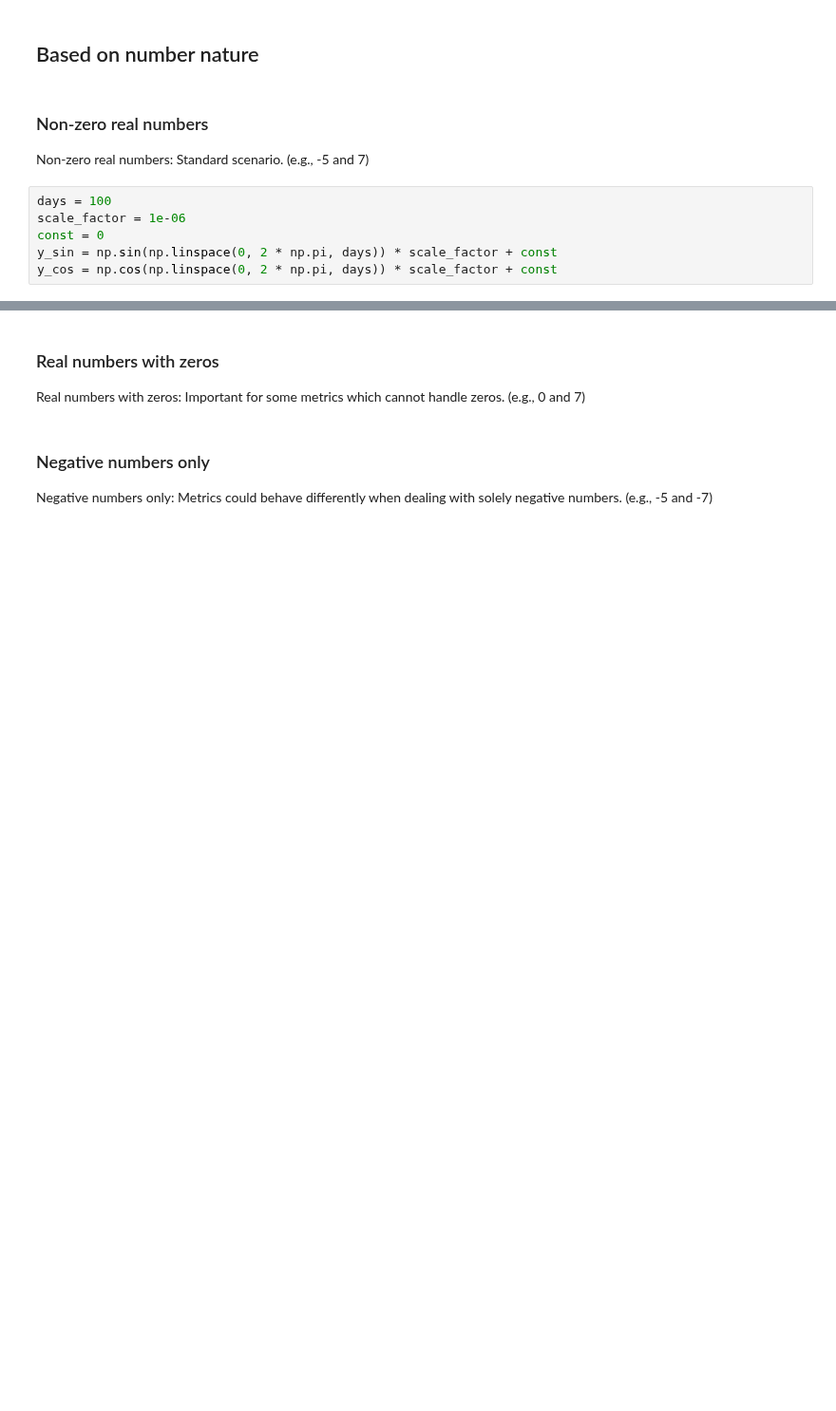
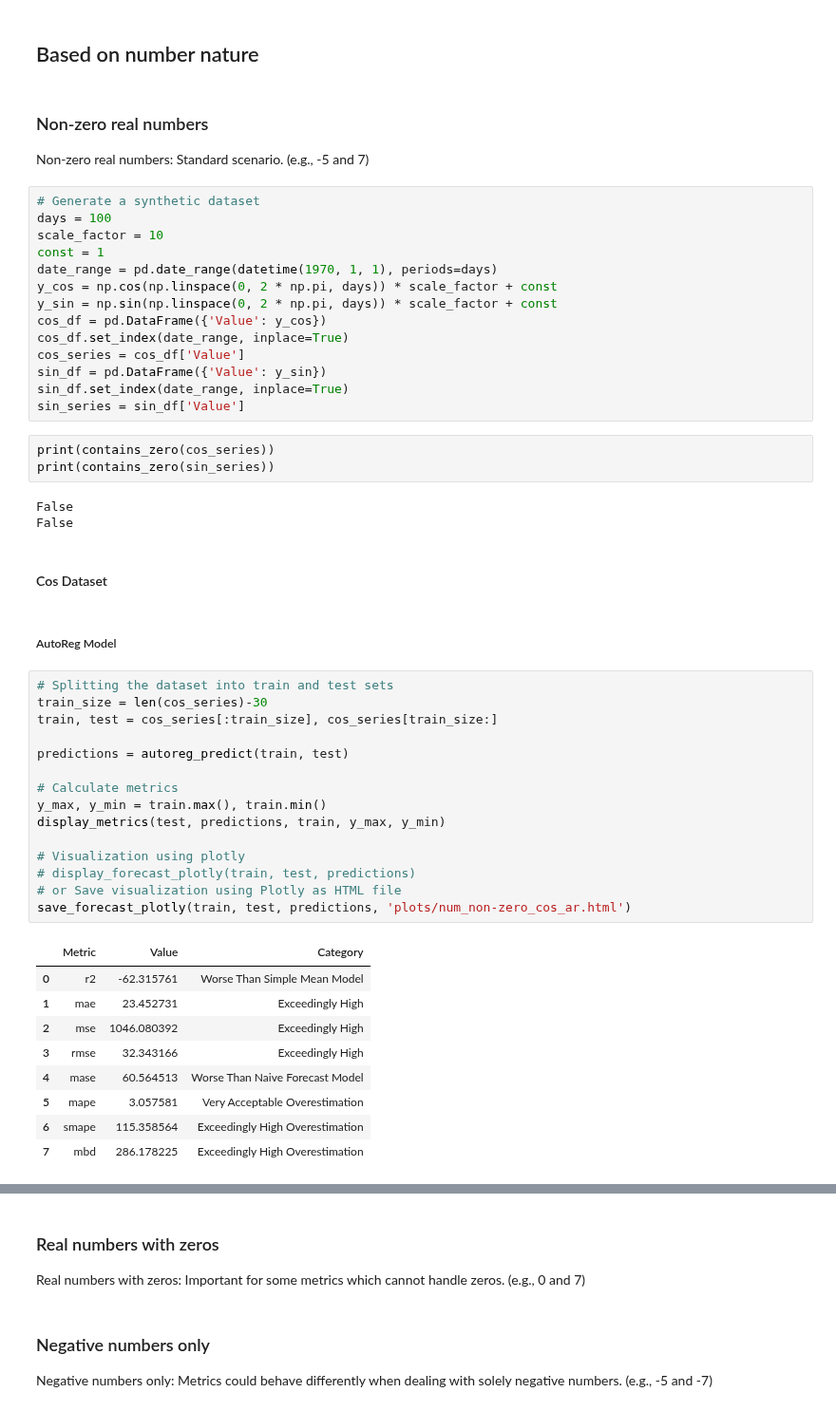
Before and after one commit to ranggakd/DAIly, a Jupyter notebook: ideas/regression_forecasting_metrics/Metrics_Exploration.ipynb, the cells around one changed output, grey strips where cells are left out. Shown at 95% size. Saved outputs shown, nothing was run; the diff lists cells and outputs as text; blank space fills up the shorter version.

```diff
--- a/ideas/regression_forecasting_metrics/Metrics_Exploration.ipynb
+++ b/ideas/regression_forecasting_metrics/Metrics_Exploration.ipynb
@@ -754,9 +754,52 @@ save_forecast_plotly(train, test, predictions, 'plots/testsize_l_sin_om.html')
 ### Non-zero real numbers
 
 Non-zero real numbers: Standard scenario. (e.g., -5 and 7)
-# %%
-days = 100
-scale_factor = 1e-06
-const = 0
-y_sin = np.sin(np.linspace(0, 2 * np.pi, days)) * scale_factor + const
-y_cos = np.cos(np.linspace(0, 2 * np.pi, days)) * scale_factor + const
+# %%
+# Generate a synthetic dataset
+days = 100
+scale_factor = 10
+const = 1
+date_range = pd.date_range(datetime(1970, 1, 1), periods=days)
+y_cos = np.cos(np.linspace(0, 2 * np.pi, days)) * scale_factor + const
+y_sin = np.sin(np.linspace(0, 2 * np.pi, days)) * scale_factor + const
+cos_df = pd.DataFrame({'Value': y_cos})
+cos_df.set_index(date_range, inplace=True)
+cos_series = cos_df['Value']
+sin_df = pd.DataFrame({'Value': y_sin})
+sin_df.set_index(date_range, inplace=True)
+sin_series = sin_df['Value']
+# %%
+print(contains_zero(cos_series))
+print(contains_zero(sin_series))
+# %% [output]
+False
+False
+# %% [markdown]
+#### Cos Dataset
+# %% [markdown]
+##### AutoReg Model
+# %%
+# Splitting the dataset into train and test sets
+train_size = len(cos_series)-30
+train, test = cos_series[:train_size], cos_series[train_size:]
+
+predictions = autoreg_predict(train, test)
+
+# Calculate metrics
+y_max, y_min = train.max(), train.min()
+display_metrics(test, predictions, train, y_max, y_min)
+
+# Visualization using plotly
+# display_forecast_plotly(train, test, predictions)
+# or Save visualization using Plotly as HTML file
+save_forecast_plotly(train, test, predictions, 'plots/num_non-zero_cos_ar.html')
+# %% [output]
+|  | Metric | Value | Category |
+| 0 | r2 | -62.315761 | Worse Than Simple Mean Model |
+| 1 | mae | 23.452731 | Exceedingly High |
+| 2 | mse | 1046.080392 | Exceedingly High |
+| 3 | rmse | 32.343166 | Exceedingly High |
+| 4 | mase | 60.564513 | Worse Than Naive Forecast Model |
+| 5 | mape | 3.057581 | Very Acceptable Overestimation |
+| 6 | smape | 115.358564 | Exceedingly High Overestimation |
+| 7 | mbd | 286.178225 | Exceedingly High Overestimation |
```
Also changed, not shown: parts of 8 cells of this notebook, 5 other files.
